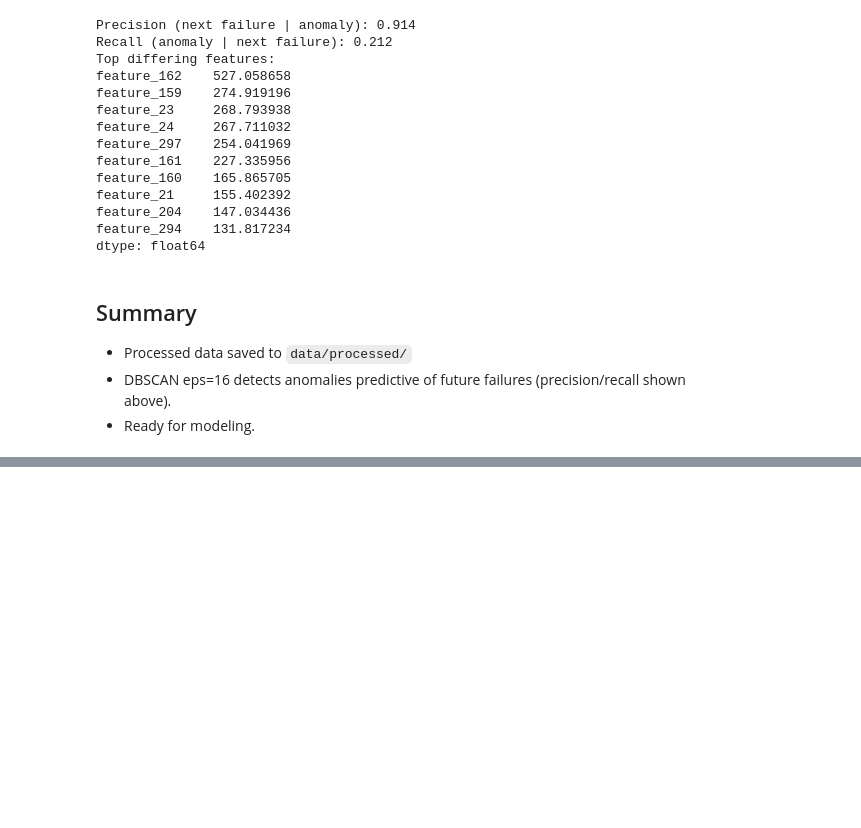
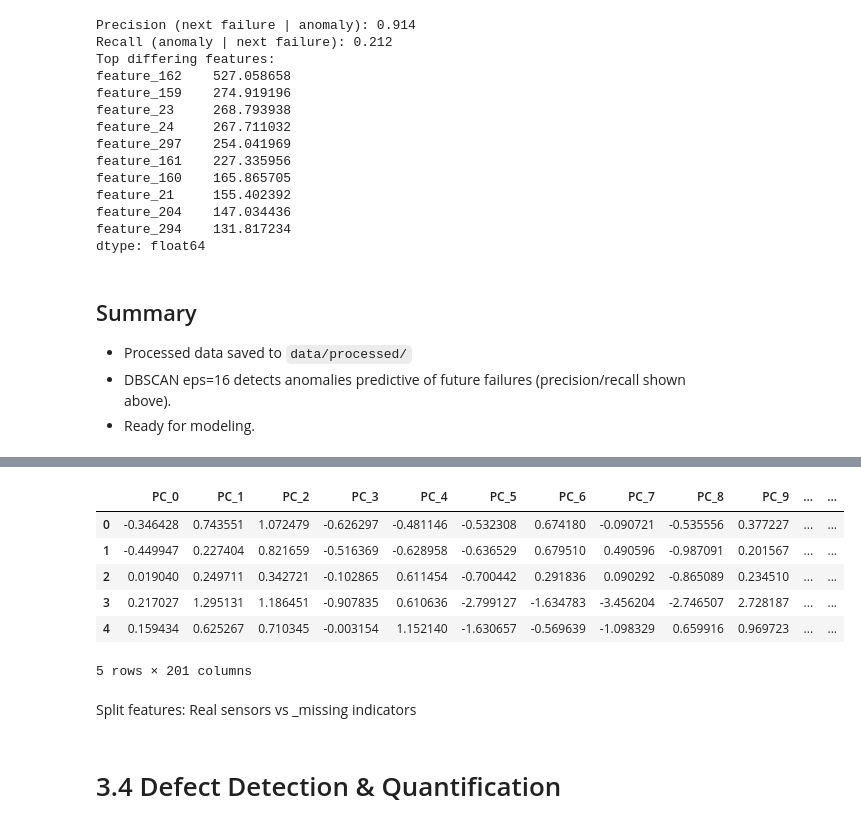
Before and after one commit to KarthikAshtekar/MIOM_Project, a Jupyter notebook: notebooks/MIOM_standardized.ipynb, the cells around one changed output, grey strips where cells are left out. Cells and saved outputs as stored; diff of their text form; code cells hidden in the pictures; blank space fills up the shorter version.

```diff
--- a/notebooks/MIOM_standardized.ipynb
+++ b/notebooks/MIOM_standardized.ipynb
@@ -360,0 +376,3 @@ dtype: float64
+# %%
+labels = pd.read_csv("secom_labels.data", sep=" ", header=None)
+labels.columns = ["label", "timestamp"]
@@ -360,0 +381,2 @@ dtype: float64
+# %%
+labels["label"] = labels["label"].astype(int)
@@ -360,0 +385,3 @@ dtype: float64
+# %%
+sensor_df["label"] = labels["label"]
+pca_df["label"] = labels["label"]
@@ -360,0 +400,5 @@ dtype: float64
+# %%
+# Reset index to avoid mismatch
+sensor_df = sensor_df.reset_index(drop=True)
+pca_df = pca_df.reset_index(drop=True)
+labels = labels.reset_index(drop=True)
@@ -360,0 +421,12 @@ dtype: float64
+# %%
+pca_df.head()
+# %% [output]
+|  | PC_0 | PC_1 | PC_2 | PC_3 | PC_4 | PC_5 | PC_6 | PC_7 | PC_8 | PC_9 | ... | ... |
+| 0 | -0.346428 | 0.743551 | 1.072479 | -0.626297 | -0.481146 | -0.532308 | 0.674180 | -0.090721 | -0.535556 | 0.377227 | ... | ... |
+| 1 | -0.449947 | 0.227404 | 0.821659 | -0.516369 | -0.628958 | -0.636529 | 0.679510 | 0.490596 | -0.987091 | 0.201567 | ... | ... |
+| 2 | 0.019040 | 0.249711 | 0.342721 | -0.102865 | 0.611454 | -0.700442 | 0.291836 | 0.090292 | -0.865089 | 0.234510 | ... | ... |
+| 3 | 0.217027 | 1.295131 | 1.186451 | -0.907835 | 0.610636 | -2.799127 | -1.634783 | -3.456204 | -2.746507 | 2.728187 | ... | ... |
+| 4 | 0.159434 | 0.625267 | 0.710345 | -0.003154 | 1.152140 | -1.630657 | -0.569639 | -1.098329 | 0.659916 | 0.969723 | ... | ... |
+5 rows × 201 columns
+# %% [markdown]
+Split features: Real sensors vs _missing indicators
@@ -360,0 +439,2 @@ dtype: float64
+# %% [markdown]
+# 3.4 Defect Detection & Quantification
```
Also changed, not shown: parts of 79 cells of this notebook.
